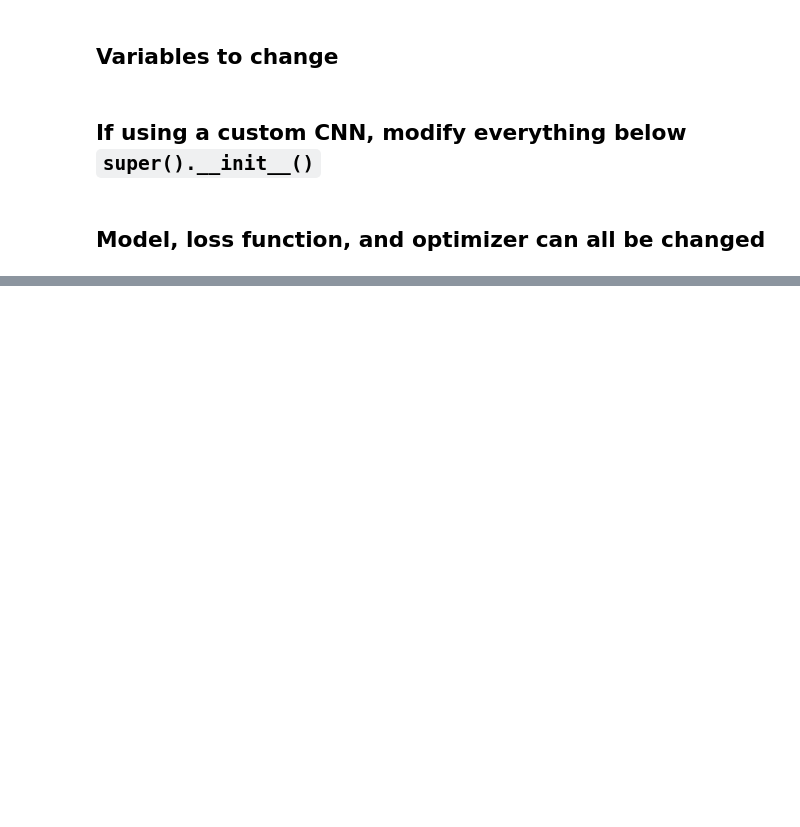
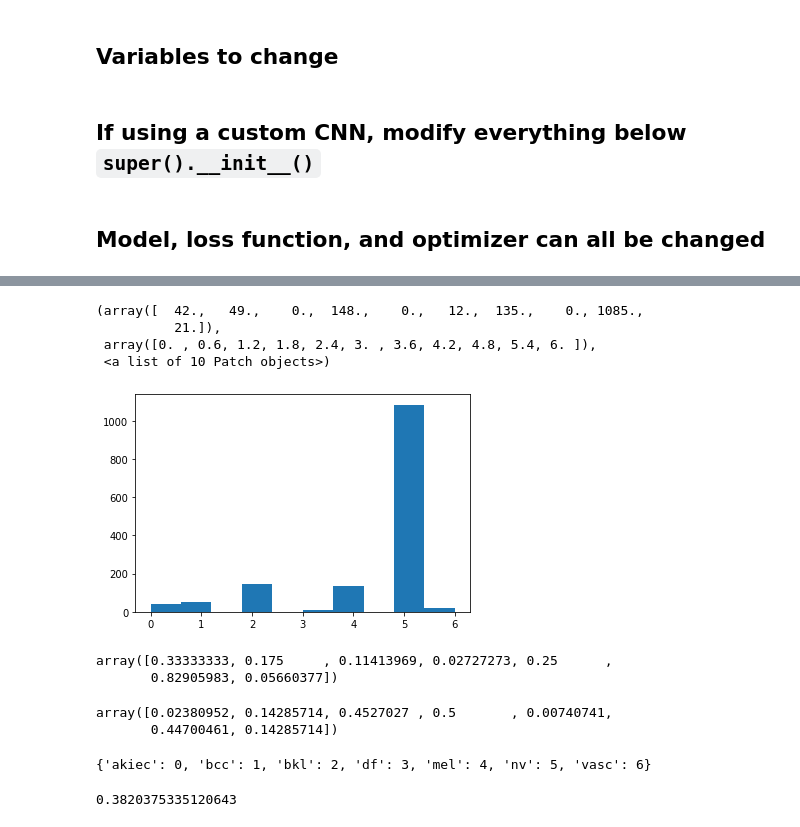
Before and after one commit to mrobinette70/TheoryofML-grp2, a Jupyter notebook: train.ipynb, the cells around one changed output, grey strips where cells are left out. Saved outputs shown, nothing was run; the diff lists cells and outputs as text; code cells hidden in the pictures; blank space fills up the shorter version.

```diff
--- a/train.ipynb
+++ b/train.ipynb
@@ -275,0 +518,8 @@ FileNotFoundError: ignored
+# %%
+plt.hist(gt)
+# %% [output]
+(array([  42.,   49.,    0.,  148.,    0.,   12.,  135.,    0., 1085.,
+          21.]),
+ array([0. , 0.6, 1.2, 1.8, 2.4, 3. , 3.6, 4.2, 4.8, 5.4, 6. ]),
+ <a list of 10 Patch objects>)
+[figure, added]
@@ -275,0 +528,19 @@ FileNotFoundError: ignored
+# %%
+ppv
+# %% [output]
+array([0.33333333, 0.175     , 0.11413969, 0.02727273, 0.25      ,
+       0.82905983, 0.05660377])
+# %%
+sens
+# %% [output]
+array([0.02380952, 0.14285714, 0.4527027 , 0.5       , 0.00740741,
+       0.44700461, 0.14285714])
+# %%
+dataset = datasets.ImageFolder(path + 'data/' + 'val')
+print(dataset.class_to_idx)
+# %% [output]
+{'akiec': 0, 'bcc': 1, 'bkl': 2, 'df': 3, 'mel': 4, 'nv': 5, 'vasc': 6}
+# %%
+np.sum(np.array(all_preds[-1]) == np.array(all_gt[-1])) / len(all_gt[-1])
+# %% [output]
+0.3820375335120643
```
Also changed, not shown: parts of 20 cells of this notebook.
